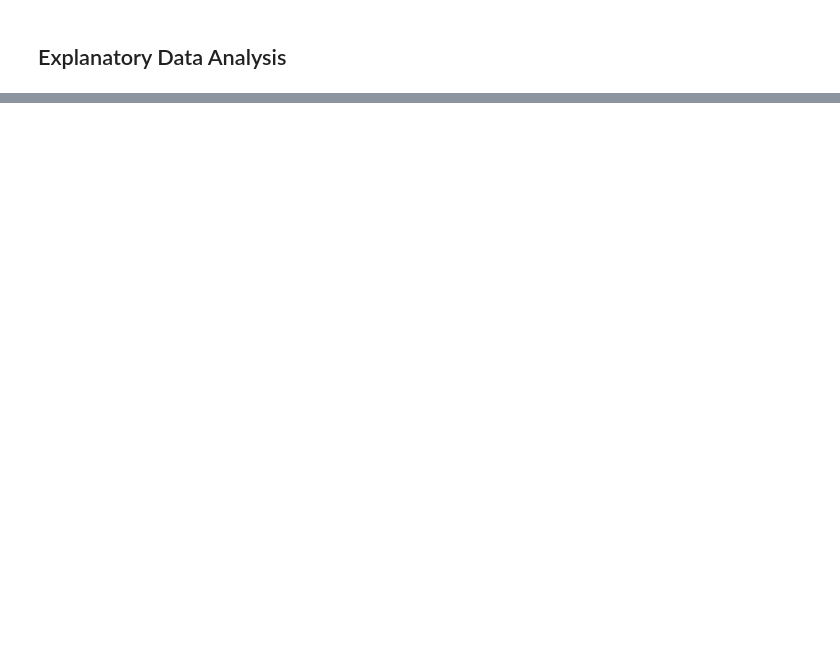
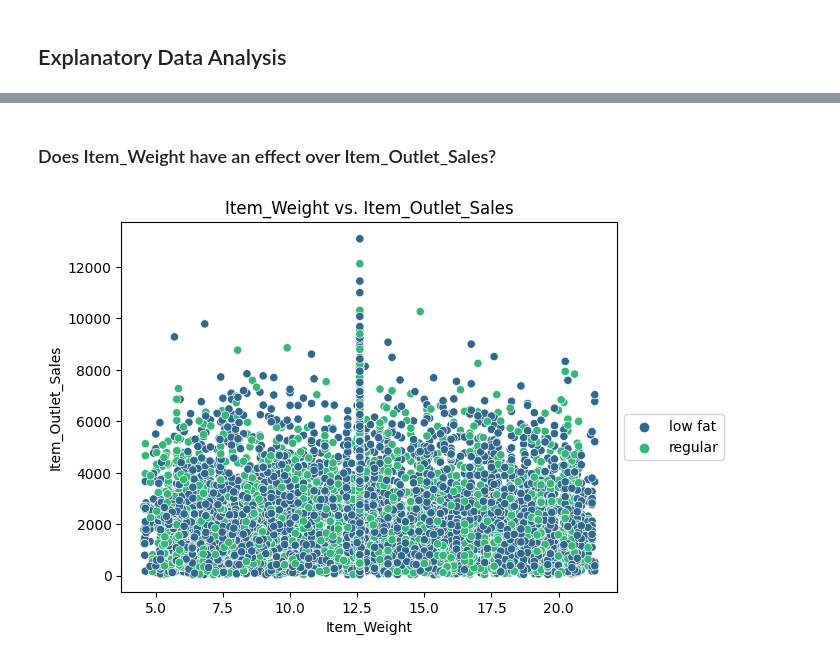
Before and after one commit to elleniayele/Prediction-of-Product-Sales1, a Jupyter notebook: prediction of product sales .ipynb, the cells around one changed output, grey strips where cells are left out. Cells and saved outputs as stored; diff of their text form; code cells hidden in the pictures; blank space fills up the shorter version.

```diff
--- a/prediction of product sales .ipynb
+++ b/prediction of product sales .ipynb
@@ -210,0 +263,13 @@ ax = sns.heatmap(corr, cmap= 'YlGn', annot = True);
+# %% [markdown]
+ ### Does Item_Weight have an effect over Item_Outlet_Sales?
+# %%
+ax =  sns.scatterplot(data = df, x = 'Item_Weight', y = 'Item_Outlet_Sales', hue = 'Item_Fat_Content', palette = 'viridis');
+
+## Set the Title
+ax.set_title('Item_Weight vs. Item_Outlet_Sales')
+
+## Set the X axis label
+ax.set_xlabel('Item_Weight')
+ax.legend(bbox_to_anchor = [1, .5]);
+# %% [output]
+[figure, added]
```
Also changed, not shown: parts of 19 cells of this notebook.
